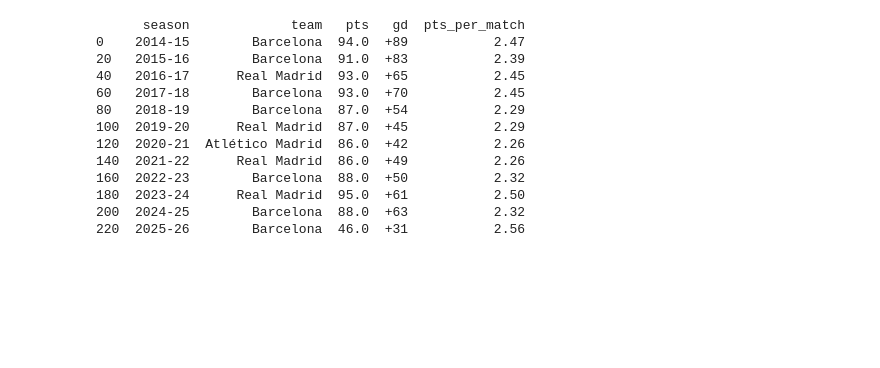
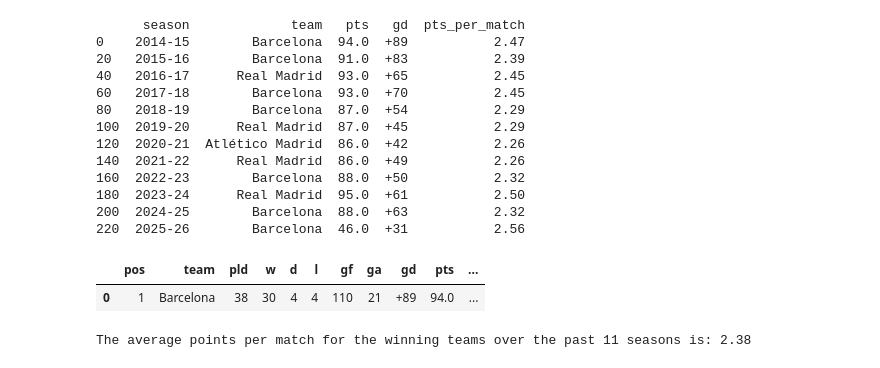
Before and after one commit to Acharya-Sachin/Laliga-25-26-Prediction-, a Jupyter notebook: laliga_data_analysis.ipynb, the cells around one changed output. Drawn from its saved outputs; the diff is of its cells as text; code cells hidden in the pictures; blank space fills up the shorter version.

Commit message:
computed average of pts_per_match for winning teams from past 11 seasons

```diff
--- a/laliga_data_analysis.ipynb
+++ b/laliga_data_analysis.ipynb
@@ -122,3 +122,19 @@ print(Winning_teams)
 180  2023-24      Real Madrid  95.0  +61           2.50
 200  2024-25        Barcelona  88.0  +63           2.32
 220  2025-26        Barcelona  46.0  +31           2.56
+# %%
+full_data.head(1)
+# %% [output]
+|  | pos | team | pld | w | d | l | gf | ga | gd | pts | ... |
+| 0 | 1 | Barcelona | 38 | 30 | 4 | 4 | 110 | 21 | +89 | 94.0 | ... |
+# %%
+# filtering wiining teams from past 11 seasons i.e excluding current season
+Winning_teams_past_11 = full_data[(full_data["pos"]== 1) & (full_data["season"] != '2025-2026')][["season", "team", "pts", "gd", "pts_per_match"]].sort_values("season")
+
+# computing the average points per match for the winning teams over the past 11 seasons
+average_pts_per_match = Winning_teams_past_11['pts_per_match'].mean().round(2)
+
+# displaying the result
+print(f"The average points per match for the winning teams over the past 11 seasons is: {average_pts_per_match}")
+# %% [output]
+The average points per match for the winning teams over the past 11 seasons is: 2.38
```
